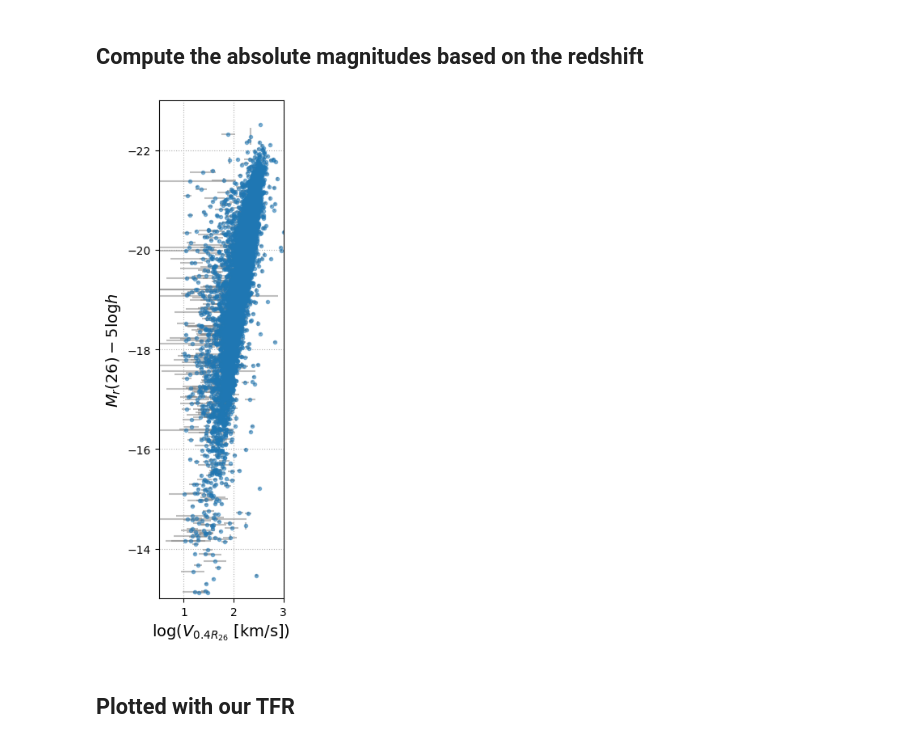
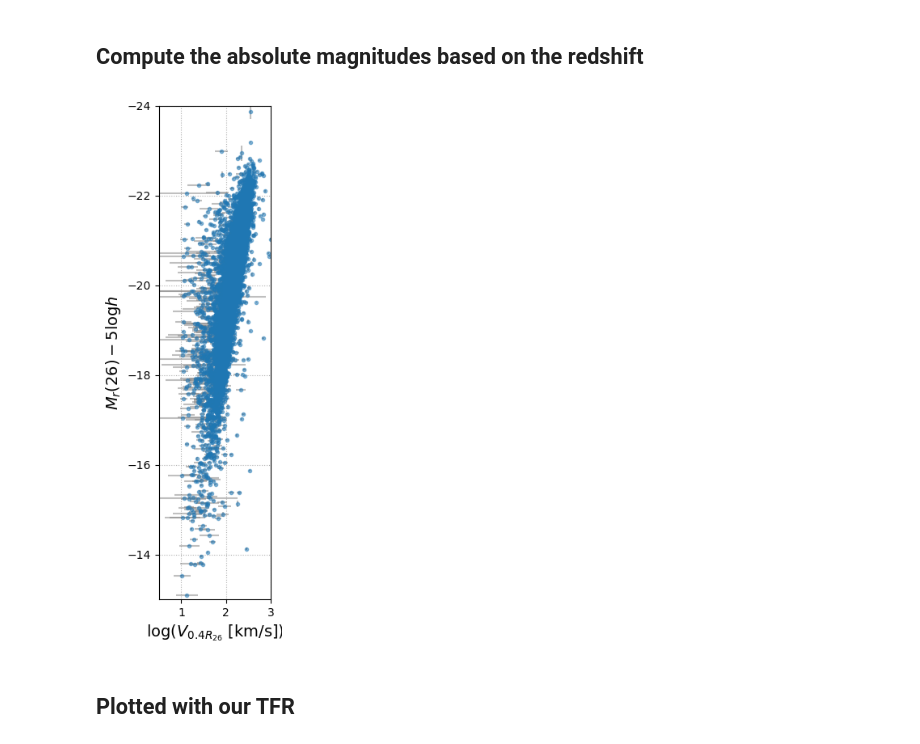
Before and after one commit to DESI-UR/DESI_SGA, a Jupyter notebook: TF/Y1/TF_iron-jointTFR-varyV0-perpdwarf.ipynb, the cells around one changed output. Cells and saved outputs as stored; diff of their text form; code cells hidden in the pictures.

```diff
--- a/TF/Y1/TF_iron-jointTFR-varyV0-perpdwarf.ipynb
+++ b/TF/Y1/TF_iron-jointTFR-varyV0-perpdwarf.ipynb
@@ -15,7 +15,7 @@ import pickle
 
 import matplotlib.pyplot as plt
 # %%
-h = 1
+h = 0.7359 # From TF_iron-jointTFR-varyV0-perpdwarfs_H0.ipynb
 H0 = 100*h
 
 c = const.c.to('km/s')
@@ -83,34 +83,34 @@ SGA_TF['R_ABSMAG_SB26_err'] = np.sqrt(SGA_TF['R_MAG_SB26_ERR']**2 + (5/np.log(10
 # %%
 plt.figure(figsize=(5,7), tight_layout=True)
 
 plt.grid(ls=':')
 
 plt.errorbar(np.log10(SGA_TF['V_0p4R26']),
              SGA_TF['R_ABSMAG_SB26'],
              xerr=0.434*SGA_TF['V_0p4R26_err']/SGA_TF['V_0p4R26'],
              yerr=SGA_TF['R_ABSMAG_SB26_err'],
              fmt='.',
              alpha=0.5,
              ecolor='gray')
 
 # plt.errorbar(np.log10(SGA_TF_corr['V_0p4R26']),
 #              SGA_TF_corr['R_ABSMAG_SB26_CORR'],
 #              xerr=0.434*SGA_TF_corr['V_0p4R26_err']/SGA_TF_corr['V_0p4R26'],
 #              yerr=SGA_TF_corr['R_ABSMAG_SB26_CORR_err'],
 #              fmt='.',
 #              alpha=0.5,
 #              ecolor='bisque')
 
 plt.xlim([0.5, 3])
-plt.ylim([-13, -23])
+plt.ylim([-13, -24])
 
 plt.xlabel('log($V_{0.4R_{26}}$ [km/s])', fontsize=14)
 plt.ylabel('$M_r (26) - 5$log$h$', fontsize=14)
 
 ax = plt.gca()
 ax.set_aspect('equal', adjustable='box');
 # %% [output]
-[figure, old version]
+[figure, new version]
 # %% [markdown]
 ## Plotted with our TFR
 # %%
```
Also changed, not shown: parts of 9 cells of this notebook, 1 other file.
